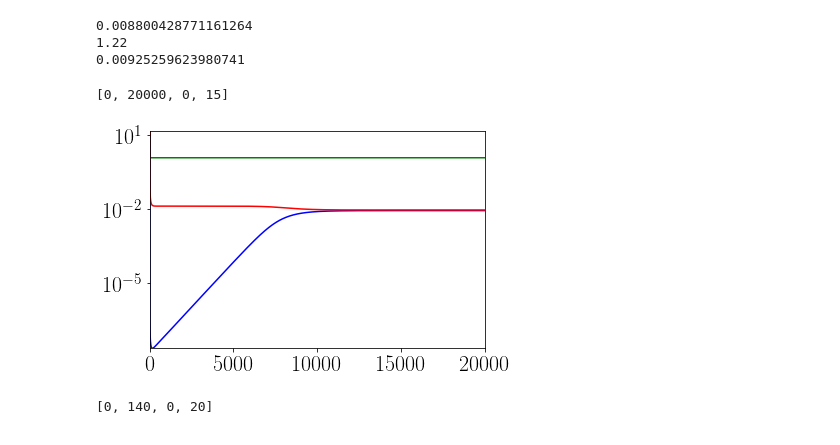
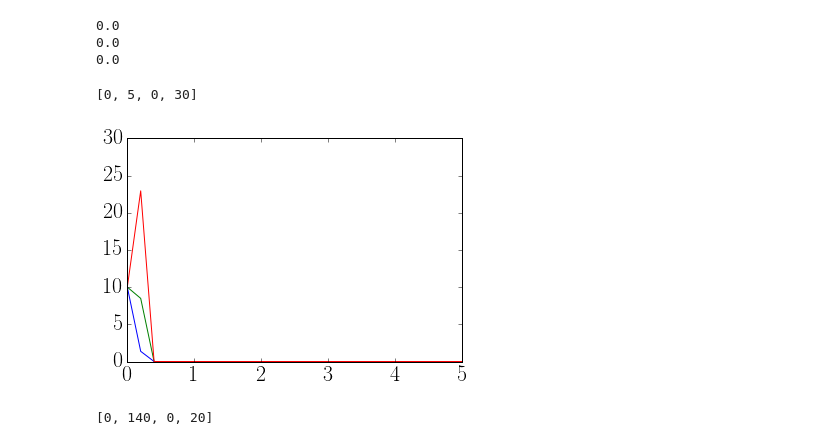
Before and after one commit to reand705/IGP, a Jupyter notebook: Method_Of_LinesIGP_MAX.ipynb, the cells around one changed output. Saved outputs shown, nothing was run; the diff lists cells and outputs as text; code cells hidden in the pictures.

```diff
--- a/Method_Of_LinesIGP_MAX.ipynb
+++ b/Method_Of_LinesIGP_MAX.ipynb
@@ -23,7 +23,7 @@ Already using adimensionlization
 
 #Discretização
 M = 101 #espaço
-N = 20000 #tempo
+N = 200000 #tempo
 Tmax = 20000.0
 # %%
 # -------------------- Funcional Response - IGP
@@ -259,7 +259,7 @@ np.save('Method_Of_LinesIGP_amplitude=%d,l = %.3f,DR=%.3f,D1=%.3f,D2=%.3f,mu=%.3
             % (amplitude,l,DR,D1,D2,mu,gamma),sol)
 # %%
 #plot no espaço
-l = 3 + 0.12*6
+l = 3 + 0.12*3
 mu = 0.7 + 0.13*4
 m1 = 1.05
 m2 = 0.95
@@ -289,32 +289,32 @@ plt.plot(x,C2[0:M,-20],color = 'red')
 # %%
 #maximo do patch no tempo (ver se a população está constante mesmo,por exemplo)
 #Integre um caso aqui
 
 #sol = np.load('Method_Of_LinesIGP_amplitude=%d,l=%.3f,DR=%.3f,D1=%.3f,D2=%.3f,mu=%.3f,gamma=%.3f,alpha=%.f,beta=%.f.npy'
        # % (amplitude,l,DR,D1,D2,mu,gamma,alpha,beta))
 
 t = np.linspace(0,Tmax,N)
 R = np.transpose(sol[:,0:M])
 C1 = np.transpose(sol[:,M:2*M])
 C2 = np.transpose(sol[:,2*M:])
 
 plt.plot(t,np.amax(R[:,:],axis = 0),color = 'green')
 plt.plot(t,np.amax(C1[:,:],axis = 0),color = 'blue')
 plt.plot(t,np.amax(C2[:,:],axis =0),color = 'red')
 
-plt.yscale("log")
+#plt.yscale("log")
 
 print(np.max(C1[:,-1]))
 print(np.max(R[:,-1]))
 print(np.max(C2[:,-1]))
 
-plt.axis([0,20000,0,15])
+plt.axis([0,5,0,30])
 # %% [output]
-0.008800428771161264
-1.22
-0.00925259623980741
+0.0
+0.0
+0.0
-[0, 20000, 0, 15]
+[0, 5, 0, 30]
-[figure, old version]
+[figure, new version]
 # %%
 #Faça para vários dR, d1, d2, mu
 DR = []
```
Also changed, not shown: parts of 3 cells of this notebook.
